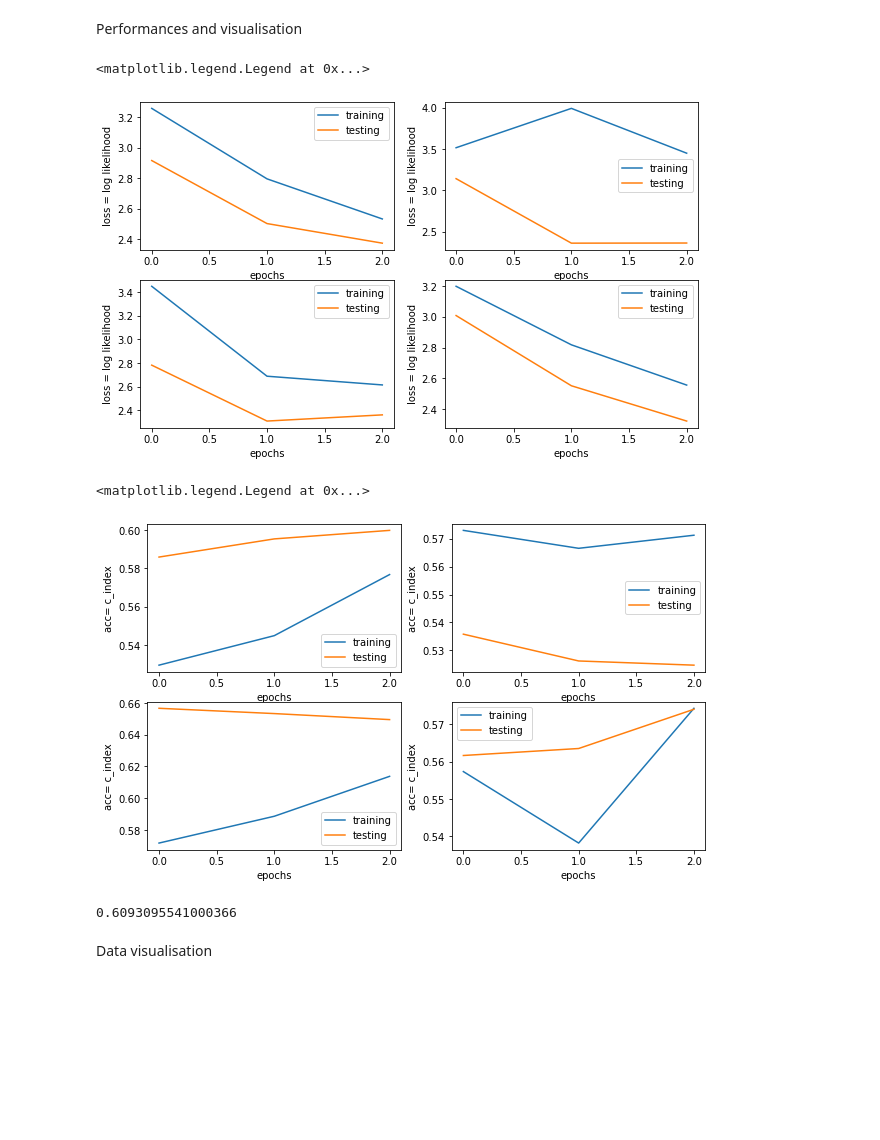
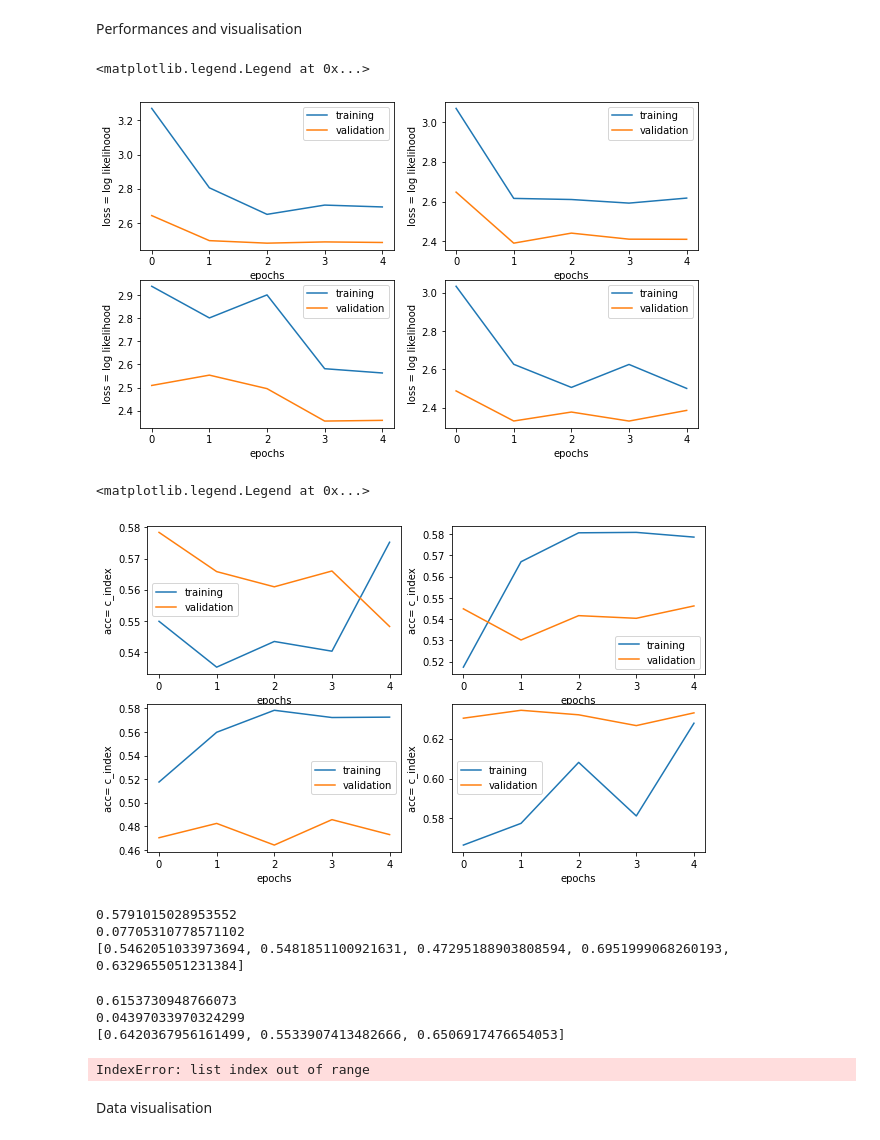
Before and after one commit to anaischossegros/research_project, a Jupyter notebook: src/Run.ipynb, the cells around one changed output. Cells and saved outputs as stored; diff of their text form; code cells hidden in the pictures; blank space fills up the shorter version.

```diff
--- a/src/Run.ipynb
+++ b/src/Run.ipynb
@@ -12,10 +12,11 @@ dtype = torch.FloatTensor
 Hidden_Nodes = 143 ###number of hidden nodes
 Out_Nodes = 30 ###number of hidden nodes in the last hidden layer
 ''' Initialize '''
-Initial_Learning_Rate = [0.03, 0.01, 0.001, 0.00075]
-L2_Lambda = [0.1, 0.01, 0.005, 0.001]
-num_epochs = 3 ###for grid search
-Num_EPOCHS = 2 ###for training
+Initial_Learning_Rate = [0.01, 0.001, 0.00075]
+L2_Lambda = [0.01, 0.005, 0.001]
+L1_Lambda = [0.01, 0.005, 0.001]
+num_epochs = 3 ###for pancreas
+Num_EPOCHS = 3 ###for lung
 ###sub-network setup
 Dropout_Rate = [0.7, 0.5]
 # %% [markdown]
@@ -104,7 +124,7 @@ Grid search for the optimal learning rate, regularisation, drop out
 # %%
-opt_l2_loss, opt_lr_loss, opt_do_loss = 0.001, 0.001, 0.5
+opt_l2_loss, opt_l1_loss, opt_lr_loss, opt_do_loss = 0.001, 0.001, 0.001, 0.5
 print(In_Nodes)
-#print(opt_l2_loss, opt_lr_loss, opt_do_loss)
+# print(opt_l2_loss, opt_l1_loss, opt_lr_loss, opt_do_loss)
 # %% [output]
 60660
 # %% [markdown]
@@ -112,9 +132,9 @@ Train the model
 # %%
 ###train Cox-nnet with optimal hyperparameters using train data, and then evaluate the trained model with test data
 ###Note that test data are only used to evaluate the trained Cox-nnet
-history_train, history_val = trainCox_nnet(data2, \
+loss_batch_train, history_train, history_val = trainCox_nnet(data2, \
 			In_Nodes, Hidden_Nodes, Out_Nodes, \
-			opt_lr_loss, opt_l2_loss, Num_EPOCHS, opt_do_loss, batch_size)
+			opt_lr_loss, opt_l2_loss, opt_l1_loss, Num_EPOCHS, opt_do_loss, batch_size)
 print ("Optimal L2: ", opt_l2_loss, "Optimal LR: ", opt_lr_loss)
 # print("C-index in Test: ", c_index_te)
 # %% [output]
@@ -169,14 +218,14 @@ import matplotlib.pyplot as plt
 plt.figure(figsize=(10,6))
 plt.subplot(221)
 plt.plot(epoch, loss_train_fold0, label = 'training')
-plt.plot(epoch, loss_val_fold0, label = 'testing')
+plt.plot(epoch, loss_val_fold0, label = 'validation')
 plt.ylabel('loss = log likelihood')
 plt.xlabel('epochs')
 plt.legend()
 
 plt.subplot(222)
 plt.plot(epoch, loss_train_fold1, label = 'training')
-plt.plot(epoch, loss_val_fold1, label = 'testing')
+plt.plot(epoch, loss_val_fold1, label = 'validation')
 plt.ylabel('loss = log likelihood')
 plt.xlabel('epochs')
 plt.legend()
@@ -184,59 +233,79 @@ plt.legend()
 
 
 plt.subplot(223)
-plt.plot(epoch, loss_train_fold3, label = 'training')
-plt.plot(epoch, loss_val_fold3, label = 'testing')
+plt.plot(epoch, loss_train_fold2, label = 'training')
+plt.plot(epoch, loss_val_fold2, label = 'validation')
 plt.ylabel('loss = log likelihood')
 plt.xlabel('epochs')
 plt.legend()
 
 plt.subplot(224)
 plt.plot(epoch, loss_train_fold4, label = 'training')
-plt.plot(epoch, loss_val_fold4, label = 'testing')
+plt.plot(epoch, loss_val_fold4, label = 'validation')
 plt.ylabel('loss = log likelihood')
 plt.xlabel('epochs')
 plt.legend()
 # %% [output]
 <matplotlib.legend.Legend at 0x...>
-[figure, old version]
+[figure, new version]
 # %%
 plt.figure(figsize=(10,6))
 plt.subplot(221)
 plt.plot(epoch, c_index_train_fold0, label = 'training')
-plt.plot(epoch, c_index_val_fold0, label = 'testing')
+plt.plot(epoch, c_index_val_fold0, label = 'validation')
 plt.ylabel('acc= c_index')
 plt.xlabel('epochs')
 plt.legend()
 
 plt.subplot(222)
 plt.plot(epoch, c_index_train_fold1, label = 'training')
-plt.plot(epoch, c_index_val_fold1, label = 'testing')
+plt.plot(epoch, c_index_val_fold1, label = 'validation')
 plt.ylabel('acc= c_index')
 plt.xlabel('epochs')
 plt.legend()
 
 plt.subplot(223)
 plt.plot(epoch, c_index_train_fold3, label = 'training')
-plt.plot(epoch, c_index_val_fold3, label = 'testing')
+plt.plot(epoch, c_index_val_fold3, label = 'validation')
 plt.ylabel('acc= c_index')
 plt.xlabel('epochs')
 plt.legend()
 
 plt.subplot(224)
 plt.plot(epoch, c_index_train_fold4, label = 'training')
-plt.plot(epoch, c_index_val_fold4, label = 'testing')
+plt.plot(epoch, c_index_val_fold4, label = 'validation')
 plt.ylabel('acc= c_index')
 plt.xlabel('epochs')
 plt.legend()
 # %% [output]
 <matplotlib.legend.Legend at 0x...>
-[figure, old version]
+[figure, new version]
+# %%
+#result cross validation
+
+print(np.mean([c_index_val_fold1[4],  c_index_val_fold0[4], c_index_val_fold3[4], c_index_val_fold2[4],c_index_val_fold4[4]]))
+print(np.std([c_index_val_fold1[4],  c_index_val_fold0[4], c_index_val_fold3[4], c_index_val_fold2[4],c_index_val_fold4[4]]))
+print(([c_index_val_fold1[4],  c_index_val_fold0[4], c_index_val_fold3[4], c_index_val_fold2[4],c_index_val_fold4[4]]))
+# %% [output]
+0.5791015028953552
+0.07705310778571102
+[0.5462051033973694, 0.5481851100921631, 0.47295188903808594, 0.6951999068260193, 0.6329655051231384]
 # %%
-#result cross validation
-
-print(np.mean([c_index_val_fold1[2], c_index_val_fold0[2], c_index_val_fold3[2], c_index_val_fold2[2],c_index_val_fold4[2]]))
+# print(([c_index_val_fold1[6],  c_index_val_fold0[6], c_index_val_fold3[6], c_index_val_fold2[6],c_index_val_fold4[6]]))
-# %% [output]
-0.6093095541000366
+# %%
+#result cross validation
+
+print(np.mean([c_index_val_fold0[6],  c_index_val_fold1[6], c_index_val_fold2[6]]))
+print(np.std([c_index_val_fold0[6],  c_index_val_fold1[6], c_index_val_fold2[6]]))
+print([c_index_val_fold0[6],  c_index_val_fold1[6], c_index_val_fold2[6]])
+# %% [output]
+0.6153730948766073
+0.04397033970324299
+[0.6420367956161499, 0.5533907413482666, 0.6506917476654053]
+# %%
+print([c_index_val_fold0[6],  c_index_val_fold1[6], c_index_val_fold2[6], c_index_val_fold3[6],c_index_val_fold4[6],c_index_val_fold5[6],c_index_val_fold6[6],c_index_val_fold7[6],c_index_val_fold8[6],c_index_val_fold9[6]])
+# %% [output]
+IndexError: list index out of range
 # %%
 #before there was cross validation
 
```
Also changed, not shown: parts of 36 cells of this notebook, 3 other files.
